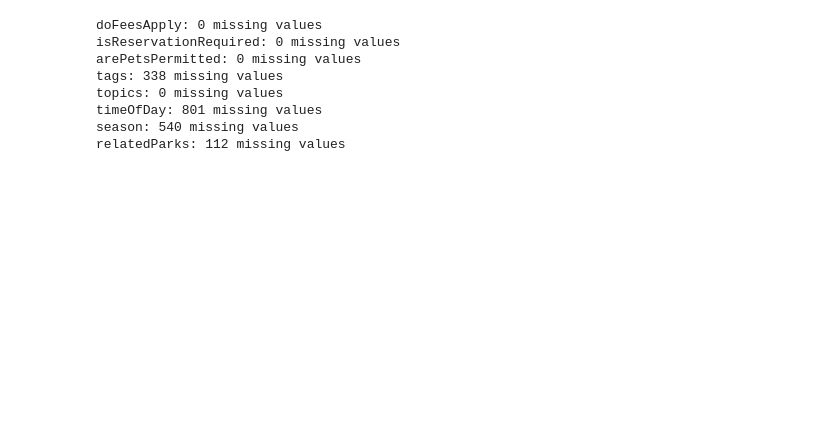
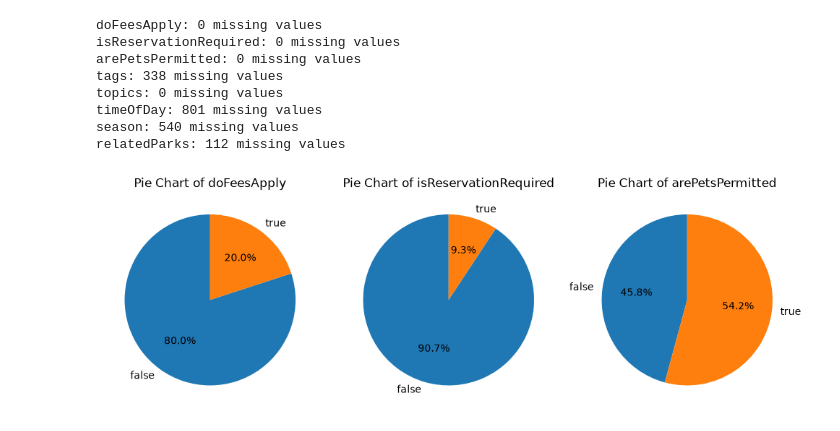
Before and after one commit to lareina1515/DATA1030-GroupProject, a Jupyter notebook: src/DATA1030 group project.ipynb, the cells around one changed output. Saved outputs shown, nothing was run; the diff lists cells and outputs as text; code cells hidden in the pictures; blank space fills up the shorter version.

Commit message:
add pie charts

```diff
--- a/src/DATA1030 group project.ipynb
+++ b/src/DATA1030 group project.ipynb
@@ -153,2 +152,15 @@ eda_todo_df['park_categories'] = eda_todo_df['designations'].apply(
 eda_todo_df = eda_todo_df.drop(columns = ['relatedParks', 'designations'])
 eda_todo_df.to_csv('../data/eda_todo.csv', index = False)
+# %%
+# create pie charts for doFeesApply, isReservationRequired, and arePetsPermitted
+pie_cols = ['doFeesApply', 'isReservationRequired', 'arePetsPermitted']
+
+fig, axes = plt.subplots(1, 3, figsize = (10, 6))
+for ax, col in zip(axes, pie_cols):
+   counts = eda_todo_df[col].value_counts().sort_index()
+   ax.pie(counts, labels = counts.index, autopct = '%1.1f%%', startangle = 90)
+   ax.set_title(f'Pie Chart of {col}')
+plt.tight_layout()
+plt.show()
+# %% [output]
+[figure, added]
```
Also changed, not shown: parts of 3 cells of this notebook.
